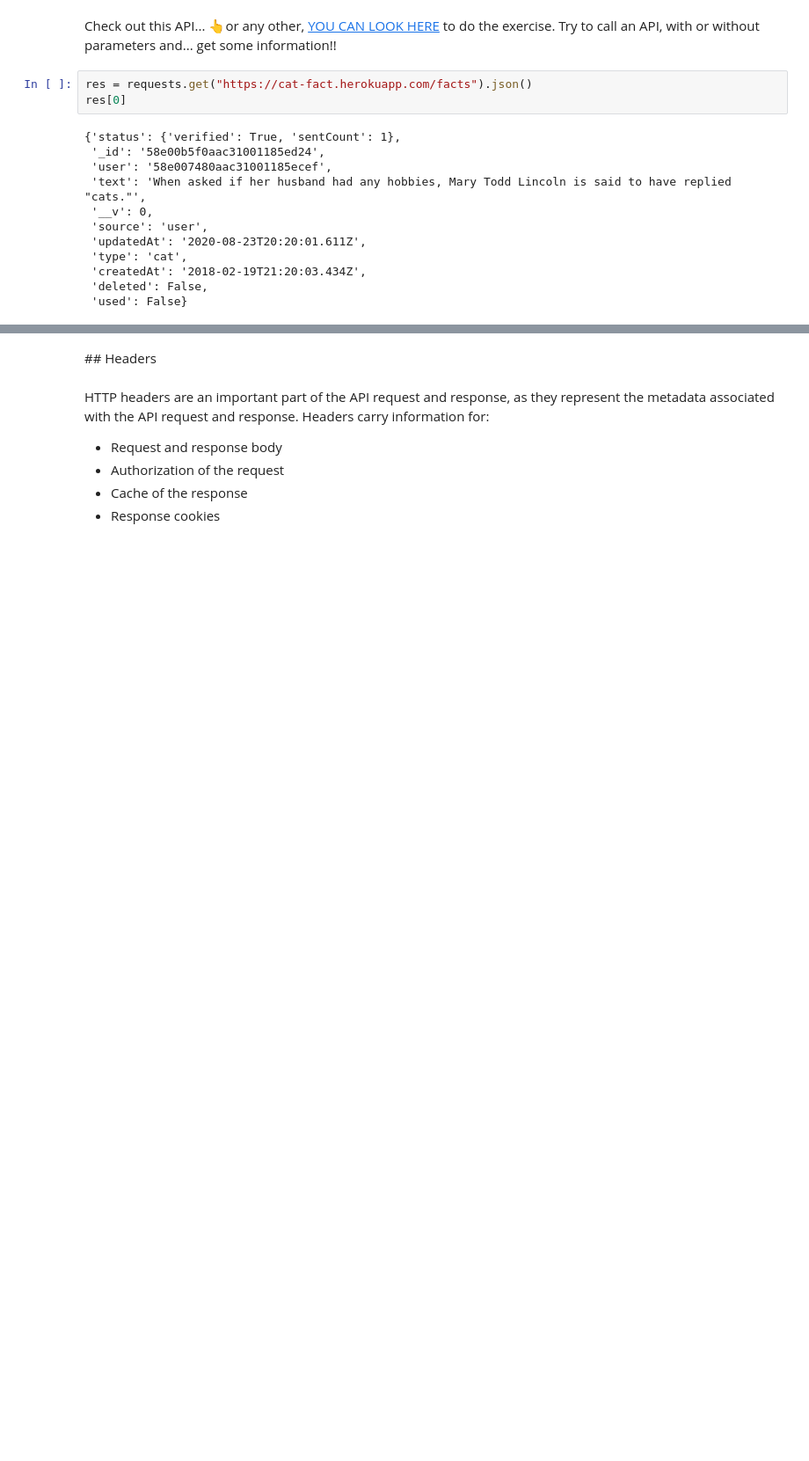
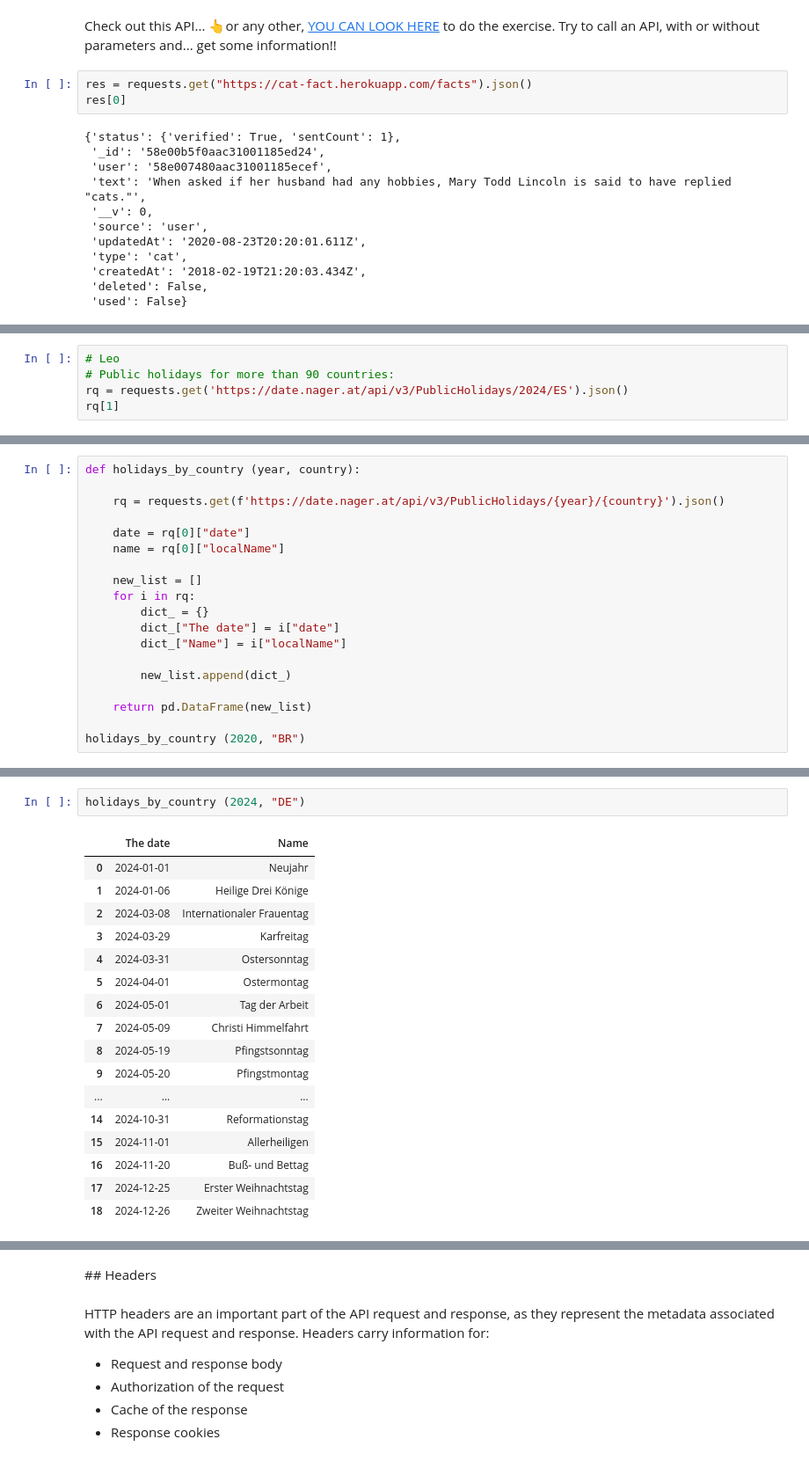
Before and after one commit to Ironhack-data-bcn-january-2024/lectures, a Jupyter notebook: week-3/03-APIs.ipynb, the cells around one changed output, grey strips where cells are left out. Shown at 88% size. Cells and saved outputs as stored; diff of their text form; blank space fills up the shorter version.

```diff
--- a/week-3/03-APIs.ipynb
+++ b/week-3/03-APIs.ipynb
@@ -424,0 +591,5 @@ res[0]
+# %%
+# Leo
+# Public holidays for more than 90 countries:
+rq = requests.get('https://date.nager.at/api/v3/PublicHolidays/2024/ES').json()
+rq[1]
@@ -424,0 +606,19 @@ res[0]
+# %%
+def holidays_by_country (year, country):
+
+    rq = requests.get(f'https://date.nager.at/api/v3/PublicHolidays/{year}/{country}').json()
+
+    date = rq[0]["date"]
+    name = rq[0]["localName"]
+
+    new_list = []
+    for i in rq:
+        dict_ = {}
+        dict_["The date"] = i["date"]
+        dict_["Name"] = i["localName"]
+
+        new_list.append(dict_)
+
+    return pd.DataFrame(new_list)
+
+holidays_by_country (2020, "BR")
@@ -425,3 +641,23 @@ res[0]
+# %%
+holidays_by_country (2024, "DE")
+# %% [output]
+|  | The date | Name |
+| 0 | 2024-01-01 | Neujahr |
+| 1 | 2024-01-06 | Heilige Drei Könige |
+| 2 | 2024-03-08 | Internationaler Frauentag |
+| 3 | 2024-03-29 | Karfreitag |
+| 4 | 2024-03-31 | Ostersonntag |
+| 5 | 2024-04-01 | Ostermontag |
+| 6 | 2024-05-01 | Tag der Arbeit |
+| 7 | 2024-05-09 | Christi Himmelfahrt |
+| 8 | 2024-05-19 | Pfingstsonntag |
+| 9 | 2024-05-20 | Pfingstmontag |
+| ... | ... | ... |
+| 14 | 2024-10-31 | Reformationstag |
+| 15 | 2024-11-01 | Allerheiligen |
+| 16 | 2024-11-20 | Buß- und Bettag |
+| 17 | 2024-12-25 | Erster Weihnachtstag |
+| 18 | 2024-12-26 | Zweiter Weihnachtstag |
 # %% [markdown]
 ![Screenshot%202022-10-20%20at%2014.06.06.png](attachment:Screenshot%202022-10-20%20at%2014.06.06.png)
 # %% [markdown]
```
Also changed, not shown: parts of 67 cells of this notebook.
